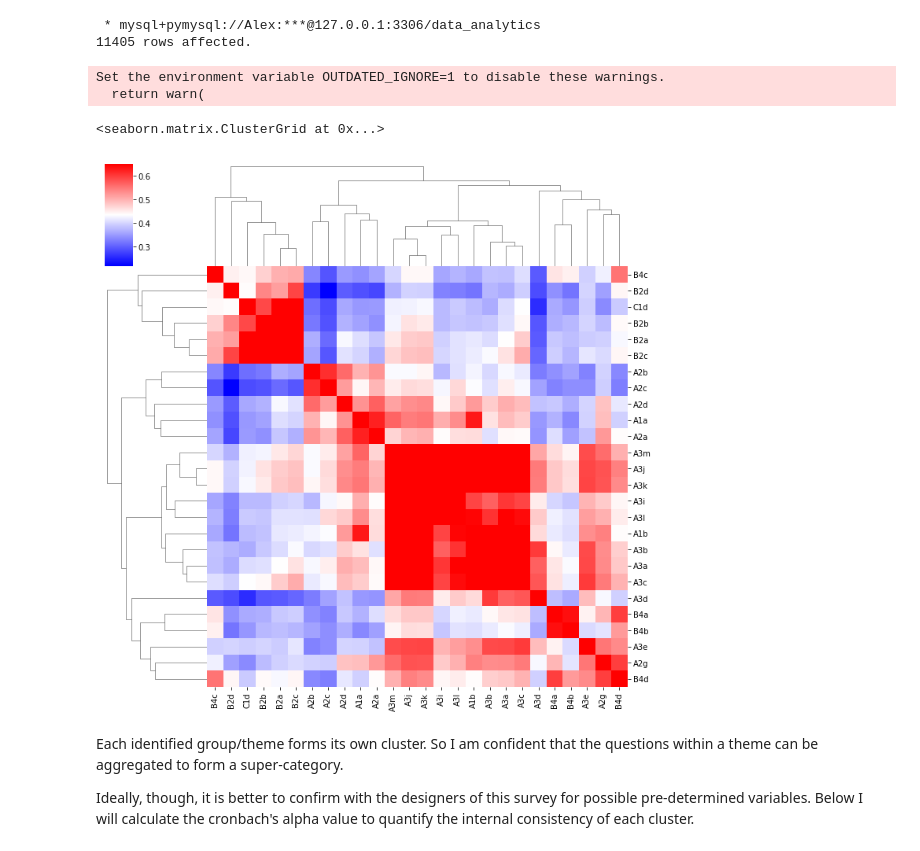
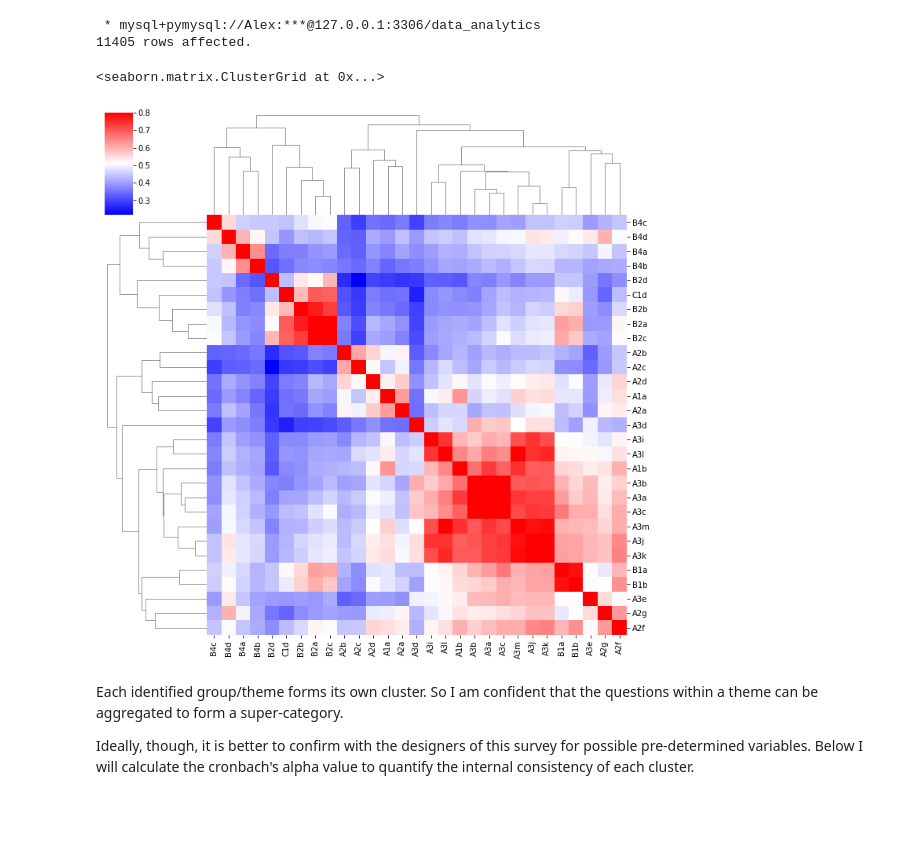
Before and after one commit to alex-cplee/WA-Public-Service-Perception-2015, a Jupyter notebook: SurveyData.ipynb, the cells around one changed output. Saved outputs shown, nothing was run; the diff lists cells and outputs as text; code cells hidden in the pictures; blank space fills up the shorter version.

```diff
--- a/SurveyData.ipynb
+++ b/SurveyData.ipynb
@@ -539,26 +542,24 @@ Alex
 # %% [markdown]
 As explored above, this data has 110 variables (questions) and it will be easier to identify common themes and aggregate relevant questions to each theme. For this dataset I will aggregate the following factors: job satisfaction, agency satisfaction, career opportunities and supervisor. To verify the groups identified above, I perform a hierarchical clustering of data extracted from a SQL query:
 # %%
-full_survey = %sql select ID, A1a, A2a,A2b,A2c,A2d,A1b,A3i, A3l, A3b, A3a, A3c, A3m, A3j,A3k,B4a, B4b, A3d, A3e, A2g, B4d, B8, B9,C1d, B2a, B2b, B2c, B2d, B4c from `survey-data`
+full_survey = %sql select ID, A1a, A2a,A2b,A2c,A2d,A1b,A3i, A3l, A3b, A3a, A3c, A3m, A3j,A3k,B4a, B4b, A3d, A3e, A2g, B4d, B8, B9,C1d, B2a, B2b, B2c, B2d, B4c, B1a, B1b, A2f from `survey-data`
 # %% [output]
  * mysql+pymysql://Alex:***@127.0.0.1:3306/data_analytics
 11405 rows affected.
 # %%
 import seaborn as sns
 import numpy as np
 from scipy import stats as st
 import pingouin as pg
 import matplotlib.pyplot as plt
 %matplotlib inline
 
 full_survey_mod = full_survey.DataFrame().apply(pd.to_numeric)
-correlation = full_survey_mod.iloc[:,np.r_[1:21, 23:29]].corr()
-sns.clustermap(correlation, vmax=0.65, cmap='bwr')
+correlation = full_survey_mod.iloc[:,np.r_[1:21, 23:32]].corr()
+sns.clustermap(correlation, vmax=0.8, cmap='bwr')
 # %% [output]
-Set the environment variable OUTDATED_IGNORE=1 to disable these warnings.
-  return warn(
+<seaborn.matrix.ClusterGrid at 0x...>
-<seaborn.matrix.ClusterGrid at 0x...>
-[figure, old version]
+[figure, new version]
 # %% [markdown]
 Each identified group/theme forms its own cluster. So I am confident that the questions within a theme can be aggregated to form a super-category.
 
```
Also changed, not shown: parts of 73 cells of this notebook.
